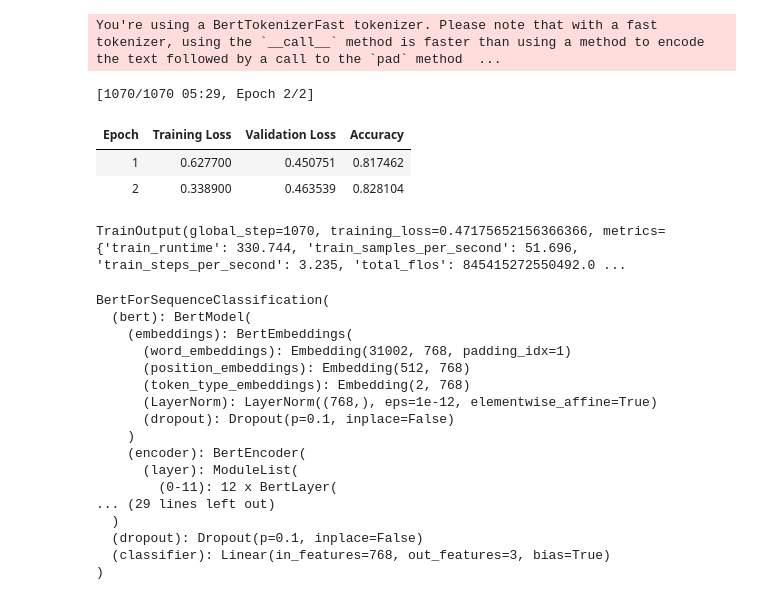
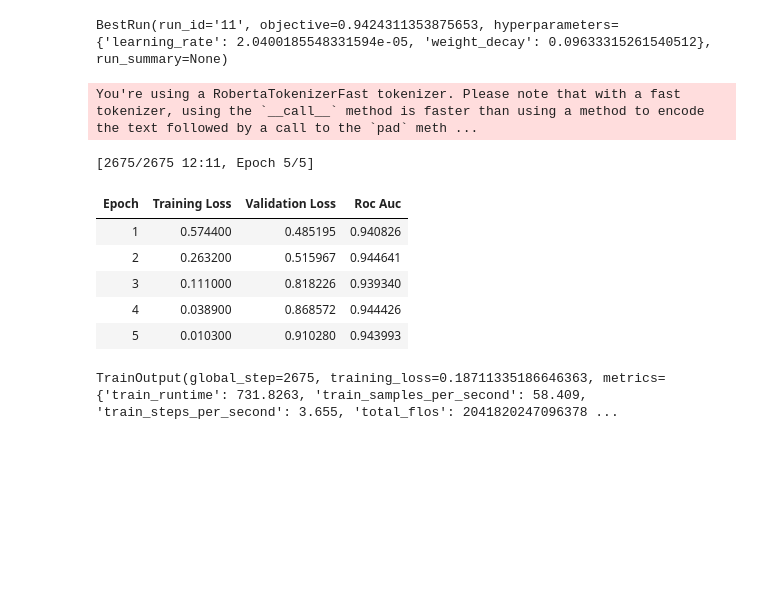
Before and after one commit to fvillena/CC6205, a Jupyter notebook: transformers.ipynb, the cells around one changed output. Drawn from its saved outputs; the diff is of its cells as text; code cells hidden in the pictures; blank space fills up the shorter version.

```diff
--- a/transformers.ipynb
+++ b/transformers.ipynb
@@ -145,7 +109,13 @@ accuracy = evaluate.load("accuracy")
 def compute_metrics(eval_pred):
 
     predictions, labels = eval_pred
+    # labels = np.array(list(map(lambda x: id2label[x],labels)))
 
-    predictions = np.argmax(predictions, axis=1)
+    # predictions = np.argmax(predictions, axis=1)
+    predictions = softmax(predictions, axis=1)
 
-    return accuracy.compute(predictions=predictions, references=labels)
+    # return accuracy.compute(predictions=predictions, references=labels)
+    # auc = auc_score(labels, predictions)
+    # return {"AUC": auc}
+
+    return auc.compute(prediction_scores=predictions, references=labels, multi_class='ovr', average='weighted')
@@ -156,7 +122,5 @@ label2id = {"normal": 0, "incivilidad": 1, 'odio':3}
 # %%
 model = AutoModelForSequenceClassification.from_pretrained(
-
-    "dccuchile/bert-base-spanish-wwm-cased", num_labels=3, id2label=id2label, label2id=label2id
-
+    "PlanTL-GOB-ES/roberta-base-bne", num_labels=3, id2label=id2label, label2id=label2id
 )
 # %% [output]
@@ -208,9 +234,38 @@ trainer = Trainer(
+# %%
+best_trial
+# %% [output]
+BestRun(run_id='11', objective=0.9424311353875653, hyperparameters={'learning_rate': 2.0400185548331594e-05, 'weight_decay': 0.09633315261540512}, run_summary=None)
+# %%
+training_args2 = TrainingArguments(
+    output_dir="hater_model",
+    learning_rate=2.0400185548331594e-05,
+    per_device_train_batch_size=16,
+    per_device_eval_batch_size=16,
+    num_train_epochs=5,
+    weight_decay=0.09633315261540512,
+    evaluation_strategy="epoch",
+    save_strategy="epoch",
+    load_best_model_at_end=True,
+)
+# %%
+trainer2 = Trainer(
+    model=model,
+    args=training_args2,
+    train_dataset=tokenized_train_ds,
+    eval_dataset=tokenized_dev_ds,
+    tokenizer=tokenizer,
+    data_collator=data_collator,
+    compute_metrics=compute_metrics,
+)
 # %%
-trainer.train()
+trainer2.train()
 # %% [output]
-You're using a BertTokenizerFast tokenizer. Please note that with a fast tokenizer, using the `__call__` method is faster than using a method to encode the text followed by a call to the `pad` method  ...
+You're using a RobertaTokenizerFast tokenizer. Please note that with a fast tokenizer, using the `__call__` method is faster than using a method to encode the text followed by a call to the `pad` meth ...
-[1070/1070 05:29, Epoch 2/2]
+[2675/2675 12:11, Epoch 5/5]
-| Epoch | Training Loss | Validation Loss | Accuracy |
-| 1 | 0.627700 | 0.450751 | 0.817462 |
-| 2 | 0.338900 | 0.463539 | 0.828104 |
+| Epoch | Training Loss | Validation Loss | Roc Auc |
+| 1 | 0.574400 | 0.485195 | 0.940826 |
+| 2 | 0.263200 | 0.515967 | 0.944641 |
+| 3 | 0.111000 | 0.818226 | 0.939340 |
+| 4 | 0.038900 | 0.868572 | 0.944426 |
+| 5 | 0.010300 | 0.910280 | 0.943993 |
-TrainOutput(global_step=1070, training_loss=0.47175652156366366, metrics={'train_runtime': 330.744, 'train_samples_per_second': 51.696, 'train_steps_per_second': 3.235, 'total_flos': 845415272550492.0 ...
+TrainOutput(global_step=2675, training_loss=0.18711335186646363, metrics={'train_runtime': 731.8263, 'train_samples_per_second': 58.409, 'train_steps_per_second': 3.655, 'total_flos': 2041820247096378 ...
@@ -219,22 +272,2 @@ device = torch.device('cuda')
-# %%
-model.to(device)
-# %% [output]
-BertForSequenceClassification(
-  (bert): BertModel(
-    (embeddings): BertEmbeddings(
-      (word_embeddings): Embedding(31002, 768, padding_idx=1)
-      (position_embeddings): Embedding(512, 768)
-      (token_type_embeddings): Embedding(2, 768)
-      (LayerNorm): LayerNorm((768,), eps=1e-12, elementwise_affine=True)
-      (dropout): Dropout(p=0.1, inplace=False)
-    )
-    (encoder): BertEncoder(
-      (layer): ModuleList(
-        (0-11): 12 x BertLayer(
-... (29 lines left out)
-  )
-  (dropout): Dropout(p=0.1, inplace=False)
-  (classifier): Linear(in_features=768, out_features=3, bias=True)
-)
 # %%
 pipe = TextClassificationPipeline(model=model, tokenizer=tokenizer, return_all_scores=True, device=0)
```
Also changed, not shown: parts of 45 cells of this notebook.
